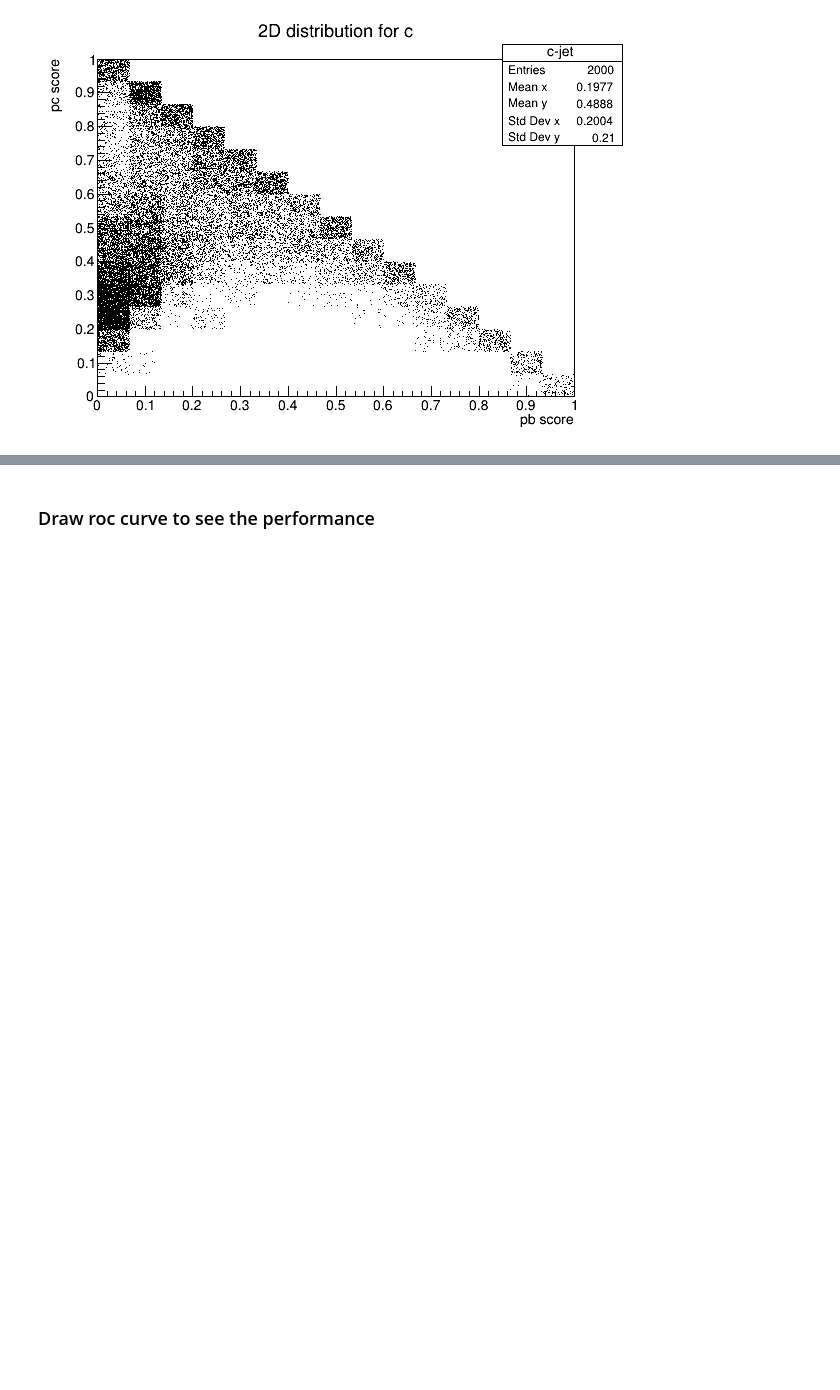
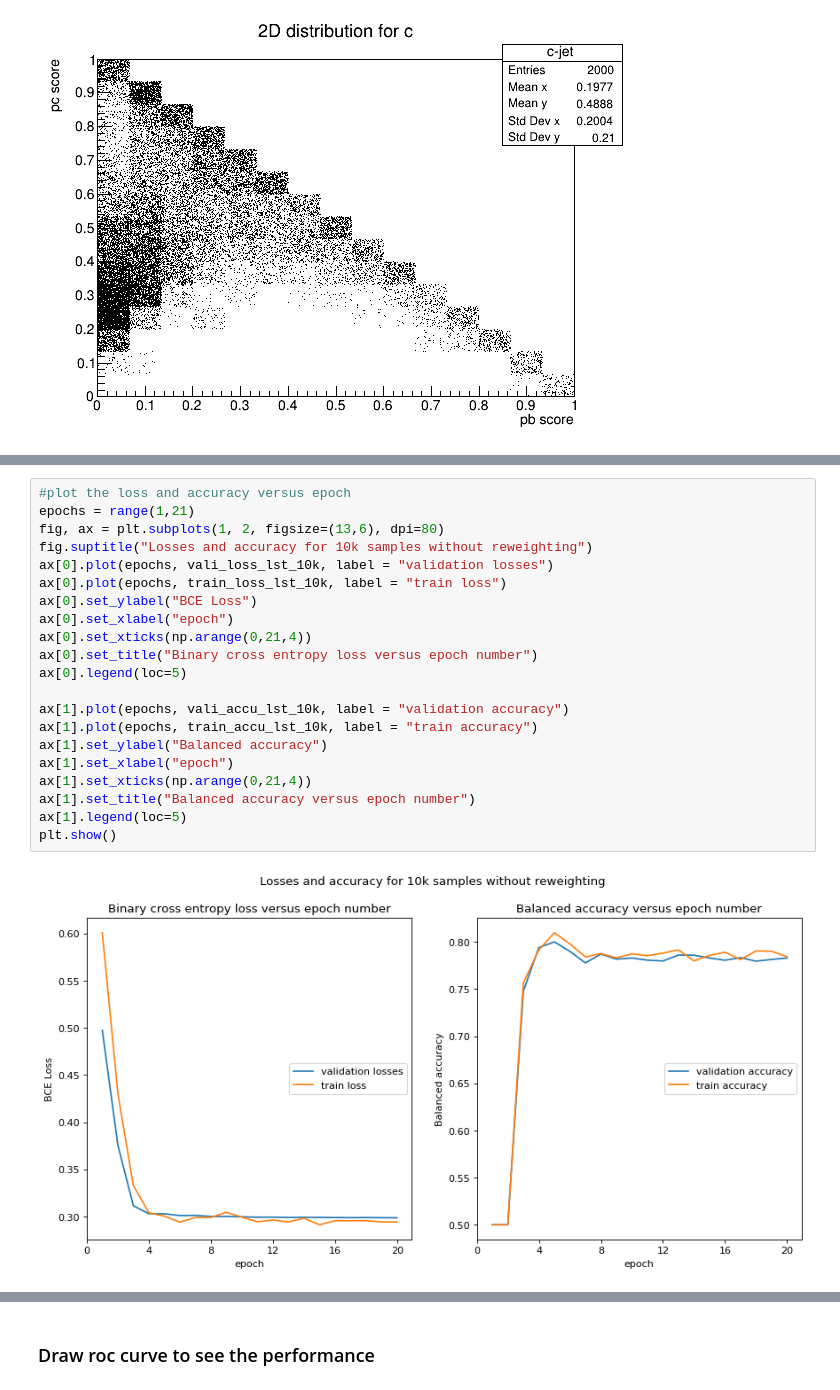
Before and after one commit to hairlessdevil/custom, a Jupyter notebook: custom_proto.ipynb, the cells around one changed output, grey strips where cells are left out. Drawn from its saved outputs; the diff is of its cells as text; blank space fills up the shorter version.

```diff
--- a/custom_proto.ipynb
+++ b/custom_proto.ipynb
@@ -325,0 +318,23 @@ vali accu: 0.7854613205924214, vali loss: 0.2975380528642207
+# %%
+#plot the loss and accuracy versus epoch
+epochs = range(1,21)
+fig, ax = plt.subplots(1, 2, figsize=(13,6), dpi=80)
+fig.suptitle("Losses and accuracy for 10k samples without reweighting")
+ax[0].plot(epochs, vali_loss_lst_10k, label = "validation losses")
+ax[0].plot(epochs, train_loss_lst_10k, label = "train loss")
+ax[0].set_ylabel("BCE Loss")
+ax[0].set_xlabel("epoch")
+ax[0].set_xticks(np.arange(0,21,4))
+ax[0].set_title("Binary cross entropy loss versus epoch number")
+ax[0].legend(loc=5)
+
+ax[1].plot(epochs, vali_accu_lst_10k, label = "validation accuracy")
+ax[1].plot(epochs, train_accu_lst_10k, label = "train accuracy")
+ax[1].set_ylabel("Balanced accuracy")
+ax[1].set_xlabel("epoch")
+ax[1].set_xticks(np.arange(0,21,4))
+ax[1].set_title("Balanced accuracy versus epoch number")
+ax[1].legend(loc=5)
+plt.show()
+# %% [output]
+[figure, added]
```
Also changed, not shown: parts of 31 cells of this notebook.
